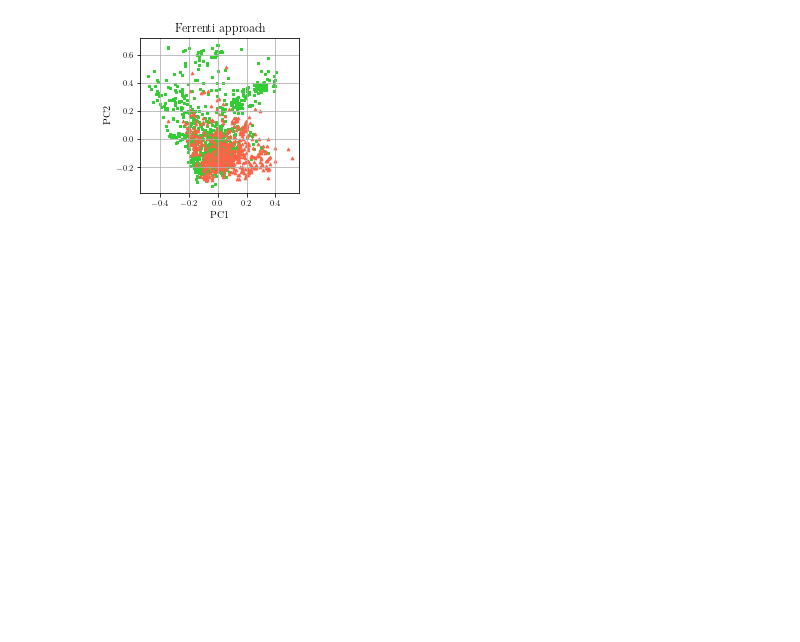
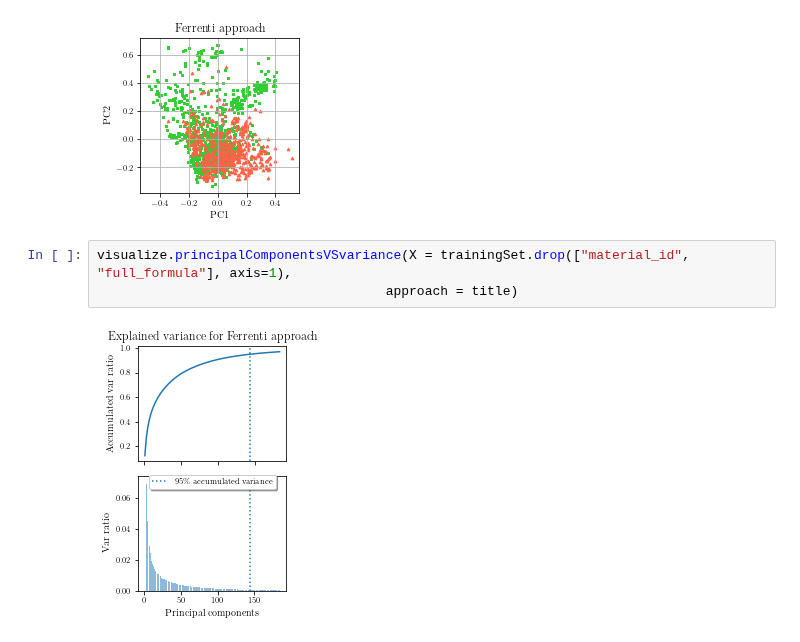
Before and after one commit to ohebbi/predicting-solid-state-qubit-material-hosts, a Jupyter notebook: notebooks/method-01-Ferrenti-approach/04-dataMining-notebook.ipynb, the cells around one changed output. Drawn from its saved outputs; the diff is of its cells as text; blank space fills up the shorter version.

```diff
--- a/notebooks/method-01-Ferrenti-approach/04-dataMining-notebook.ipynb
+++ b/notebooks/method-01-Ferrenti-approach/04-dataMining-notebook.ipynb
@@ -658,3 +659,8 @@ df["candidate"] = trainingTarget
 visualize.plot_2d_pca(df, df["candidate"], InsertApproach, title)
 # %% [output]
 [figure]
+# %%
+visualize.principalComponentsVSvariance(X = trainingSet.drop(["material_id", "full_formula"], axis=1),
+                                     approach = title)
+# %% [output]
+[figure, added]
```
Also changed, not shown: parts of 2 cells of this notebook, 28 other files.
